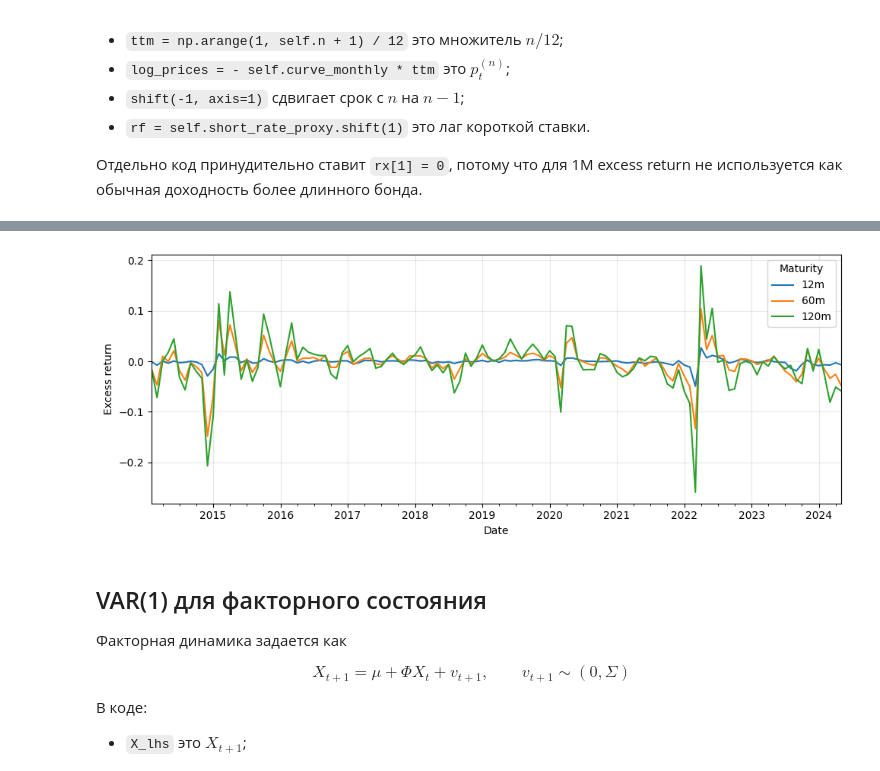
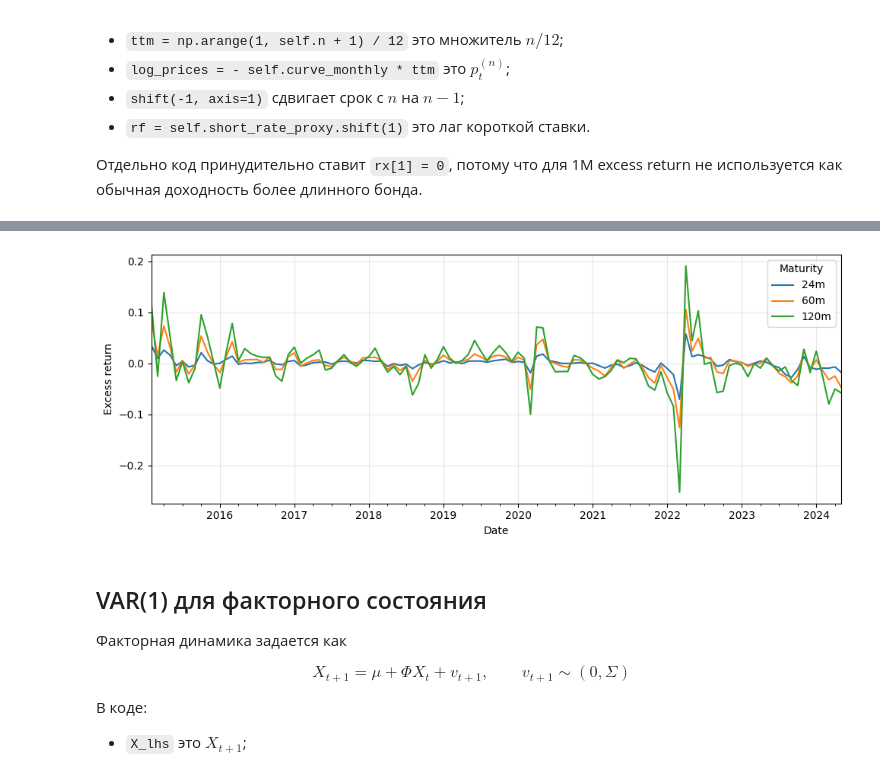
Before and after one commit to Codebuller/term_premium, a Jupyter notebook: math.ipynb, the cells around one changed output, grey strips where cells are left out. Drawn from its saved outputs; the diff is of its cells as text; code cells hidden in the pictures.

```diff
--- a/math.ipynb
+++ b/math.ipynb
@@ -62,9 +62,9 @@ DEFAULT_DAILY_OUTPUT = CLEAN_DIR / 'output' / 'moex_curve_daily.csv'
 DEFAULT_MONTHLY_OUTPUT = CLEAN_DIR / 'output' / 'moex_curve_monthly.csv'
 RUONIA_1M_PATH = CLEAN_DIR / 'data' / 'ruonia_1M.csv'
 months = list(range(1, 181))
-START_DATE = "2014-01-31"
+START_DATE = "2015-01-31"
 END_DATE = "2024-05-31"
-N_FACTORS=3
+N_FACTORS=5
 # %%
 start_date = pd.to_datetime(START_DATE)
 end_date = pd.to_datetime(END_DATE)
@@ -88,15 +88,33 @@ all_monthly_curve = (
 
 all_monthly_curve["month"] = all_monthly_curve["month_end"].dt.to_period("M").astype(str)
 
-ruonia_monthly = build_ruonia_monthly(load_ruonia_1m()).set_index("month_end")["short_rate_monthly_cc"]
 yield_curve = to_pyacm_curve(all_monthly_curve)
-data = pd.read_csv('data/key_rate_and_inflation.csv', parse_dates=['date'])
+yield_curve
+# data = pd.read_csv('data/key_rate_and_inflation.csv', parse_dates=['date'])
 
-data["date"] = pd.to_datetime(data["date"], format="%m.%Y")
-data["month_end"] = data["date"] + pd.offsets.MonthEnd(0)
-data = data.set_index("month_end")
+# data["date"] = pd.to_datetime(data["date"], format="%m.%Y")
+# data["month_end"] = data["date"] + pd.offsets.MonthEnd(0)
+# data = data.set_index("month_end")
 
-key_rate_1m_mean = np.log1p(data["key_rate"].resample("M").mean() / 100.0) / 12.0
-first_month_as_short_rate = np.log1p(yield_curve[1] / 100.0) / 12.0
-short_rate = key_rate_1m_mean
-short_rate
+# key_rate_1m_mean = np.log1p(data["key_rate"].resample("M").mean() / 100.0) / 12.0
+# first_month_as_short_rate = np.log1p(yield_curve[1] / 100.0) / 12.0
+short_rate = yield_curve[1]/12
+# first_month_as_short_rate[first_month_as_short_rate.index == '2024-05-31']
+# plt.figure()
+# plt.plot(yield_curve[1]/12, label='month_1')
+# plt.plot(ruonia_monthly, label='ruonia')
+# plt.legend()
+raw_ruonia = load_ruonia_1m()
+
+ruonia_1m_monthly = (
+    raw_ruonia
+    .assign(month_end=raw_ruonia["date"].dt.to_period("M").dt.to_timestamp("M"))
+    .groupby("month_end", as_index=False)["ruonia_1m_pct"]
+    .last()
+    .set_index("month_end")["ruonia_1m_pct"]
+    .sort_index()
+)
+
+short_rate_ruonia = np.log1p(ruonia_1m_monthly / 100.0 / 12.0)
+short_rate_ruonia = short_rate_ruonia.reindex(yield_curve.index)
+short_rate = yield_curve[1]/12
@@ -222,17 +263,17 @@ rx[1] = 0
 # %%
 fig, ax = plt.subplots(figsize=(10, 4))
 
-rx[12].plot(ax=ax, label="12m")
+rx[24].plot(ax=ax, label="24m")
 rx[60].plot(ax=ax, label="60m")
 rx[120].plot(ax=ax, label="120m")
 
 ax.set_xlabel("Date")
 ax.set_ylabel("Excess return")
 ax.legend(title="Maturity")
 ax.grid(True, alpha=0.3)
 plt.tight_layout()
 # %% [output]
-[figure, old version]
+[figure, new version]
 # %% [markdown]
 ## VAR(1) для факторного состояния
 
```
Also changed, not shown: parts of 16 cells of this notebook, 14 other files.
